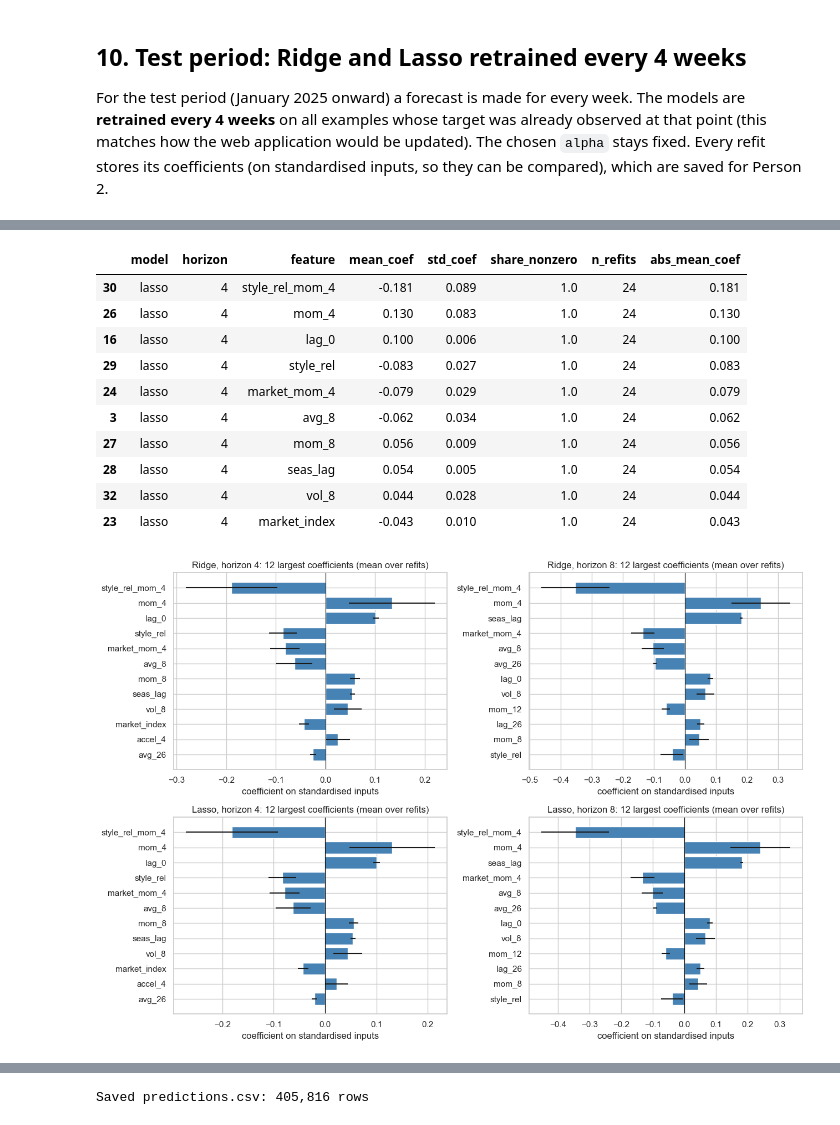
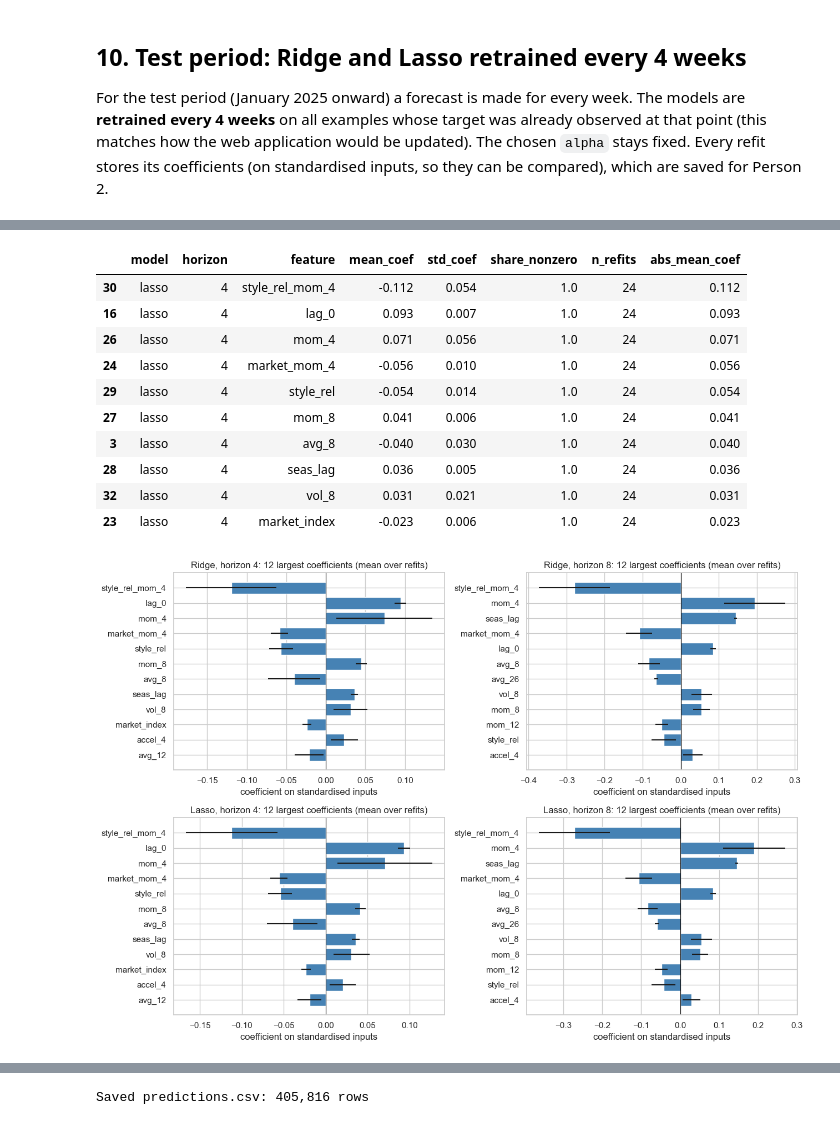
Before and after one commit to samichi-rungta/fashion-trends-forcasting, a Jupyter notebook: person1_google_trends_models.ipynb, the cells around one changed output, grey strips where cells are left out. Cells and saved outputs as stored; diff of their text form; code cells hidden in the pictures.

```diff
--- a/person1_google_trends_models.ipynb
+++ b/person1_google_trends_models.ipynb
@@ -100,6 +100,13 @@ ETS_SPEC = dict(error="add", trend="add", damped_trend=True)   # additive error,
 OUT_DIR = Path(OUT_DIR)
 DATA_DIR = Path(DATA_DIR)
 (OUT_DIR / "figures").mkdir(parents=True, exist_ok=True)
+
+def replace_existing(path):
+    """Remove an old result before writing the replacement."""
+    path = Path(path)
+    path.unlink(missing_ok=True)
+    return path
+
 np.random.seed(42)
 print("Results will be saved in:", OUT_DIR.resolve())
 # %% [output]
@@ -411,11 +418,11 @@ def make_samples(Y, h):
     S = pd.DataFrame({k: flat(v) for k, v in feats.items()}, index=idx)
     S["y"] = flat(Y)                                  # value in the origin week
     S["base"] = flat(base)                            # 4-week average at the origin
-    S["target"] = flat(Y.shift(-h))                   # value h weeks later (the actual)
+    S["target"] = flat(Y.rolling(4).mean().shift(-h))  # average of the 4 weeks ending h weeks later
     S["seas_raw"] = flat(Y.shift(52 - h))             # same week as the target, one year earlier
     S["seas_lag"] = (S["seas_raw"] / S["base"]).replace([np.inf, -np.inf], np.nan).clip(0, FEATURE_CLIP)
 
-    target_date = pd.Series(Y.index, index=Y.index).shift(-h)         # the week being predicted
+    target_date = pd.Series(Y.index, index=Y.index).shift(-h)         # date when the target window ends; used for leakage-safe training
     woy = np.repeat(target_date.dt.isocalendar().week.astype("float64").to_numpy(), n_items)
     S["target_date"] = np.repeat(target_date.to_numpy(), n_items)
     S["woy_sin"] = np.sin(2 * np.pi * woy / 52)
@@ -540,15 +547,16 @@ Every model has to beat these three simple rules (they need no training):
 Helper functions used for all models: `pred_frame` creates rows in the shared prediction format (`date` is the week being predicted).
 # %%
 def pred_frame(rows, predicted, model, period):
-    """Rows in the shared prediction format."""
+    """Rows in the shared prediction format, keyed by forecast-origin week."""
     return pd.DataFrame({
-        "date": pd.to_datetime(rows["target_date"]).dt.strftime("%Y-%m-%d").to_numpy(),
+        "date": pd.to_datetime(rows["origin_date"]).dt.strftime("%Y-%m-%d").to_numpy(),
         "item": rows["item"].to_numpy(),
         "horizon": rows["horizon"].to_numpy(),
         "actual": rows["target"].to_numpy(),
         "predicted": np.asarray(predicted, dtype=float),
         "model": model,
         "period": period,
+        "last4_avg": rows["base"].to_numpy(),
     })
 
 
@@ -792,14 +800,14 @@ for h in HORIZONS:
 print(f"Walk-forward test finished in {time.time() - t0:.0f} s")
 
 coefficients = pd.concat(coef_parts, ignore_index=True)
-coefficients.to_csv(OUT_DIR / "coefficients.csv", index=False)
+coefficients.to_csv(replace_existing(OUT_DIR / "coefficients.csv"), index=False)
 
 coef_summary = (coefficients.groupby(["model", "horizon", "feature"])["coefficient"]
                 .agg(mean_coef="mean", std_coef="std", share_nonzero=lambda s: (s != 0).mean(),
                      n_refits="count").reset_index())
 coef_summary["abs_mean_coef"] = coef_summary["mean_coef"].abs()
 coef_summary = coef_summary.sort_values(["model", "horizon", "abs_mean_coef"], ascending=[True, True, False])
-coef_summary.to_csv(OUT_DIR / "coefficients_summary.csv", index=False)
+coef_summary.to_csv(replace_existing(OUT_DIR / "coefficients_summary.csv"), index=False)
 
 lasso_zero = (coef_summary[coef_summary.model == "lasso"].assign(zero=lambda d: d.share_nonzero == 0)
               .groupby("horizon")["zero"].sum())
@@ -810,15 +818,15 @@ Walk-forward test finished in 60 s
 Features that Lasso set to zero in every refit: {4: 0, 8: 0}
 |  | model | horizon | feature | mean_coef | std_coef | share_nonzero | n_refits | abs_mean_coef |
-| 30 | lasso | 4 | style_rel_mom_4 | -0.181 | 0.089 | 1.0 | 24 | 0.181 |
-| 26 | lasso | 4 | mom_4 | 0.130 | 0.083 | 1.0 | 24 | 0.130 |
-| 16 | lasso | 4 | lag_0 | 0.100 | 0.006 | 1.0 | 24 | 0.100 |
-| 29 | lasso | 4 | style_rel | -0.083 | 0.027 | 1.0 | 24 | 0.083 |
-| 24 | lasso | 4 | market_mom_4 | -0.079 | 0.029 | 1.0 | 24 | 0.079 |
-| 3 | lasso | 4 | avg_8 | -0.062 | 0.034 | 1.0 | 24 | 0.062 |
-| 27 | lasso | 4 | mom_8 | 0.056 | 0.009 | 1.0 | 24 | 0.056 |
-| 28 | lasso | 4 | seas_lag | 0.054 | 0.005 | 1.0 | 24 | 0.054 |
-| 32 | lasso | 4 | vol_8 | 0.044 | 0.028 | 1.0 | 24 | 0.044 |
-| 23 | lasso | 4 | market_index | -0.043 | 0.010 | 1.0 | 24 | 0.043 |
+| 30 | lasso | 4 | style_rel_mom_4 | -0.112 | 0.054 | 1.0 | 24 | 0.112 |
+| 16 | lasso | 4 | lag_0 | 0.093 | 0.007 | 1.0 | 24 | 0.093 |
+| 26 | lasso | 4 | mom_4 | 0.071 | 0.056 | 1.0 | 24 | 0.071 |
+| 24 | lasso | 4 | market_mom_4 | -0.056 | 0.010 | 1.0 | 24 | 0.056 |
+| 29 | lasso | 4 | style_rel | -0.054 | 0.014 | 1.0 | 24 | 0.054 |
+| 27 | lasso | 4 | mom_8 | 0.041 | 0.006 | 1.0 | 24 | 0.041 |
+| 3 | lasso | 4 | avg_8 | -0.040 | 0.030 | 1.0 | 24 | 0.040 |
+| 28 | lasso | 4 | seas_lag | 0.036 | 0.005 | 1.0 | 24 | 0.036 |
+| 32 | lasso | 4 | vol_8 | 0.031 | 0.021 | 1.0 | 24 | 0.031 |
+| 23 | lasso | 4 | market_index | -0.023 | 0.006 | 1.0 | 24 | 0.023 |
 # %%
 fig, axes = plt.subplots(2, 2, figsize=(13, 9))
 for r, kind in enumerate(("ridge", "lasso")):
@@ -829,10 +837,10 @@ for r, kind in enumerate(("ridge", "lasso")):
         axes[r, c].set_title(f"{kind.capitalize()}, horizon {h}: 12 largest coefficients (mean over refits)")
         axes[r, c].set_xlabel("coefficient on standardised inputs")
 plt.tight_layout()
-plt.savefig(OUT_DIR / "figures" / "ridge_lasso_coefficients.png", dpi=150)
+plt.savefig(replace_existing(OUT_DIR / "figures" / "ridge_lasso_coefficients.png"), dpi=150)
 plt.show()
 # %% [output]
-[figure, old version]
+[figure, new version]
 # %% [markdown]
 ## 11. Save the predictions in the shared format
 
```
Also changed, not shown: parts of 22 cells of this notebook, 14 other files.
